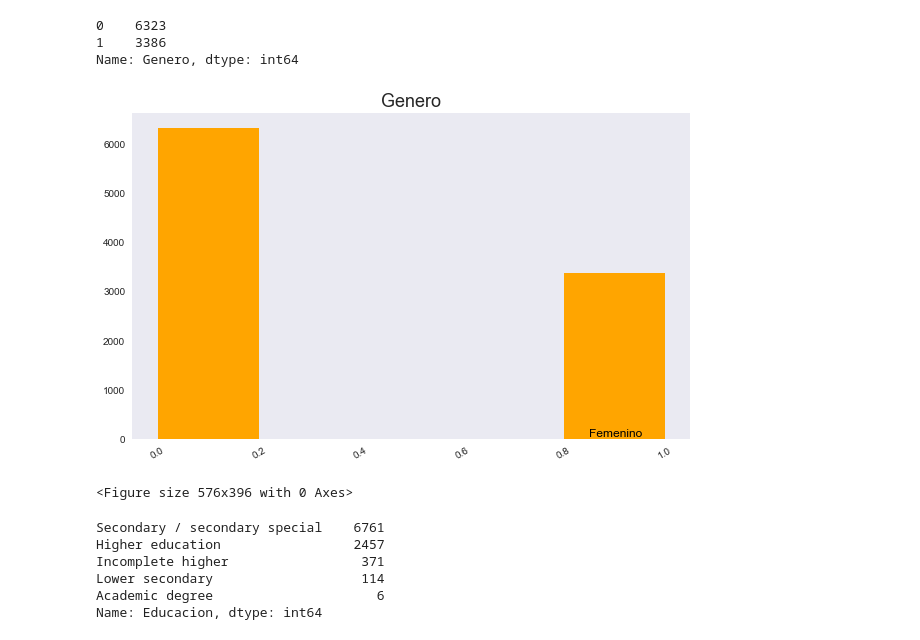
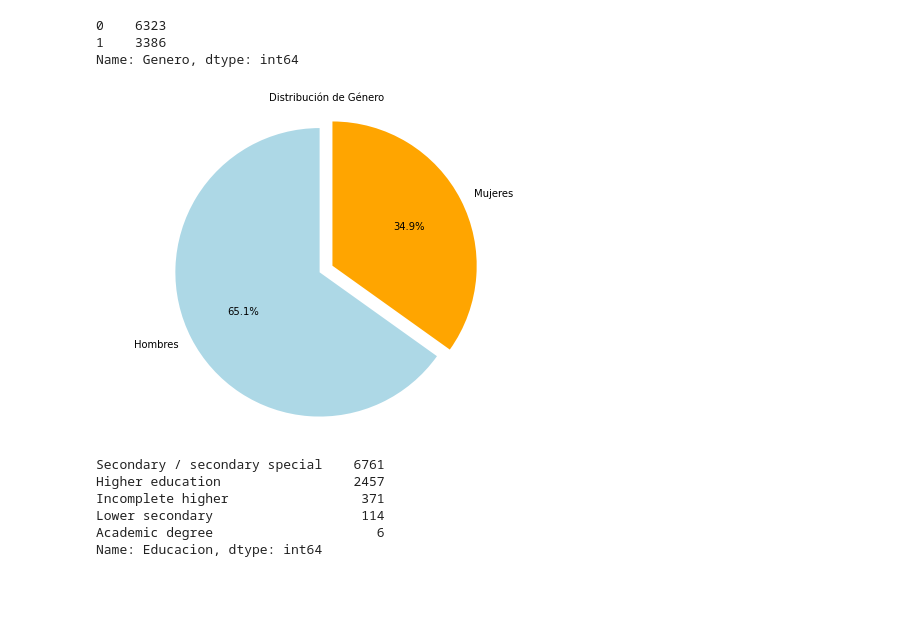
Before and after one commit to NestorDiazDataSC/Analisis_de_Datos, a Jupyter notebook: Credit_Card/CreditCard.ipynb, the cells around one changed output. Drawn from its saved outputs; the diff is of its cells as text; code cells hidden in the pictures; blank space fills up the shorter version.

```diff
--- a/Credit_Card/CreditCard.ipynb
+++ b/Credit_Card/CreditCard.ipynb
@@ -60,22 +107,23 @@ df.Genero.value_counts()
 0    6323
 1    3386
 Name: Genero, dtype: int64
-# %%
-df['Genero'].hist(bins=5, color='orange') # Vemos graficamente su distribución
-plt.title('Genero', fontsize=18)
-plt.grid(False)
-
-plt.gcf().set_size_inches(10, 6)  # Tamaño de la figura (ancho, alto)
-plt.style.use('seaborn')  # Cambiar un estilo predefinido de fondo(como 'ggplot', 'seaborn', etc.)
-plt.xticks(rotation=30) # Para rotar las etiquetas del eje X porque si no se superponen unas con otras.
-
-plt.text(x=0.85, y=50, s='Femenino', fontsize=12, color='black') # Agregue texto en la columna 2
-
-plt.show()
-plt.clf()
-# %% [output]
-[figure, removed]
-<Figure size 576x396 with 0 Axes>
+# %%
+import matplotlib.pyplot as plt
+
+# Contar la cantidad de cada categoría
+counts = df['Genero'].value_counts()  # por ejemplo: {'Masculino': 60, 'Femenino': 40}
+
+# Colores personalizados
+colors = ['lightblue', 'orange']
+
+# Crear gráfico de torta
+plt.figure(figsize=(8, 6))
+plt.pie(counts, labels = ['Hombres', 'Mujeres'], autopct='%1.1f%%', startangle=90, colors=colors, explode=[0.05,0.05])
+plt.title('Distribución de Género', fontsize=10)
+plt.axis('equal')  # Para que el gráfico sea circular
+plt.show()
+# %% [output]
+[figure, added]
 # %%
 df.Educacion.value_counts()
 # %% [output]
```
Also changed, not shown: parts of 23 cells of this notebook.
